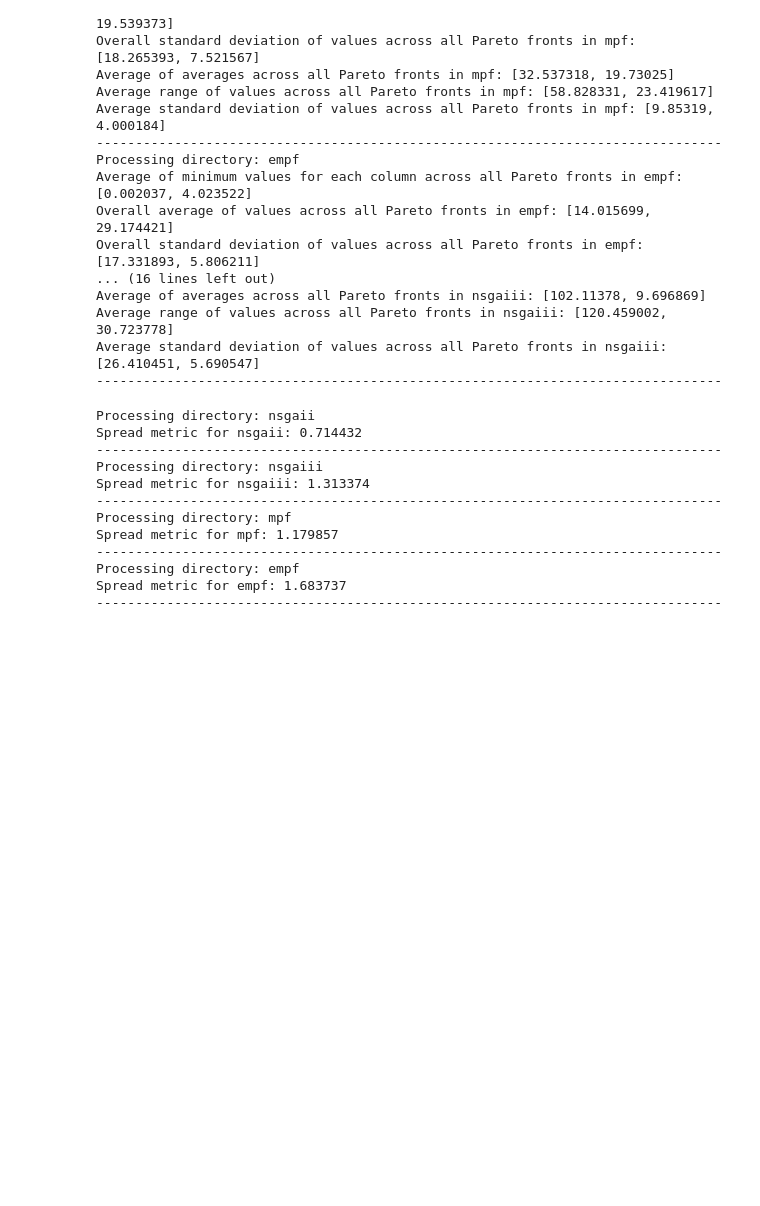
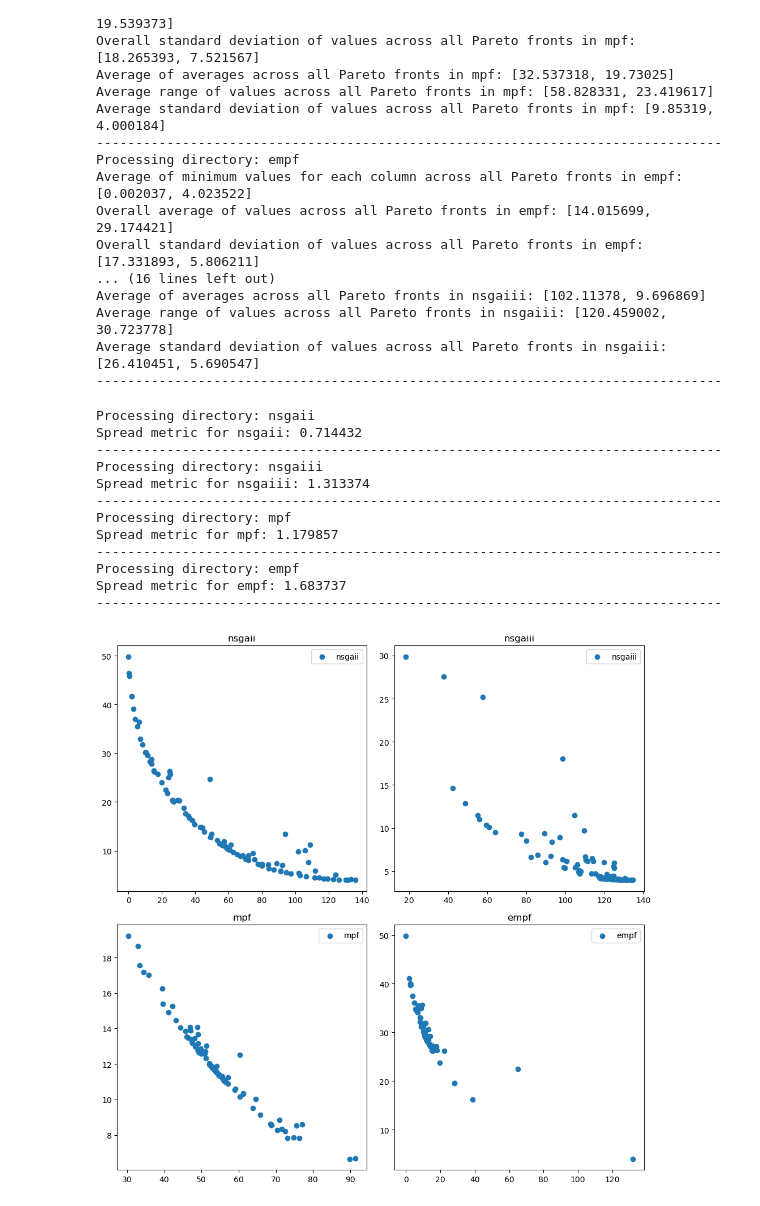
Before and after one commit to kesireddyadarsh/mdpiAlgorithm, a Jupyter notebook: python_code_analysis/mdpiPublication.ipynb, the cells around one changed output. Drawn from its saved outputs; the diff is of its cells as text; code cells hidden in the pictures; blank space fills up the shorter version.

```diff
--- a/python_code_analysis/mdpiPublication.ipynb
+++ b/python_code_analysis/mdpiPublication.ipynb
@@ -408,3 +408,30 @@ Spread metric for mpf: 1.179857
 Processing directory: empf
 Spread metric for empf: 1.683737
 --------------------------------------------------------------------------------
+# %%
+import os
+import numpy as np
+import matplotlib.pyplot as plt
+
+base_path = "/Users/adarshkesireddy/Downloads/Data/Case_15"
+directories = ["nsgaii", "nsgaiii", "mpf", "empf"]
+base_path = "/Users/adarshkesireddy/Downloads/Data/Case_0/0"
+fig, axs = plt.subplots(2, 2, figsize=(10, 10))
+axs = axs.flatten()
+for index, directory in enumerate(directories):
+    folder_path = os.path.join(base_path, directory, "rewards_999.txt")
+    list1_file1 = []
+    list2_file1 = []
+    with open(folder_path, "r") as file:
+        for line in file:
+            values = line.split()
+            list1_file1.append(float(values[0]))
+            list2_file1.append(float(values[1]))
+        axs[index].scatter(list1_file1, list2_file1, label=directory)
+        axs[index].set_title(directory)
+        axs[index].legend()
+
+plt.tight_layout()
+plt.show()
+# %% [output]
+[figure, added]
```
